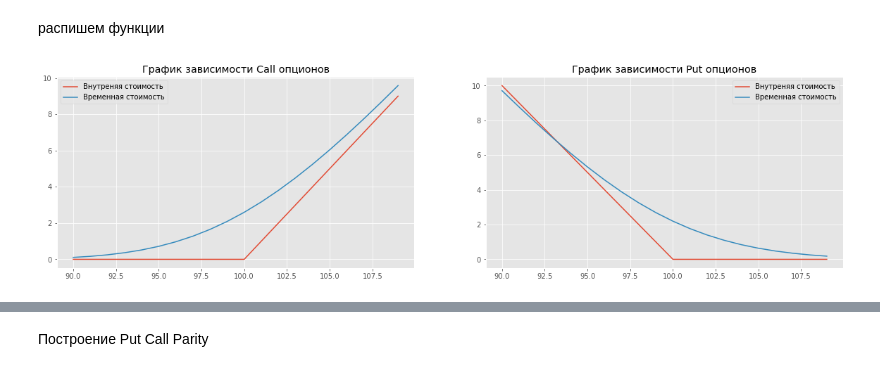
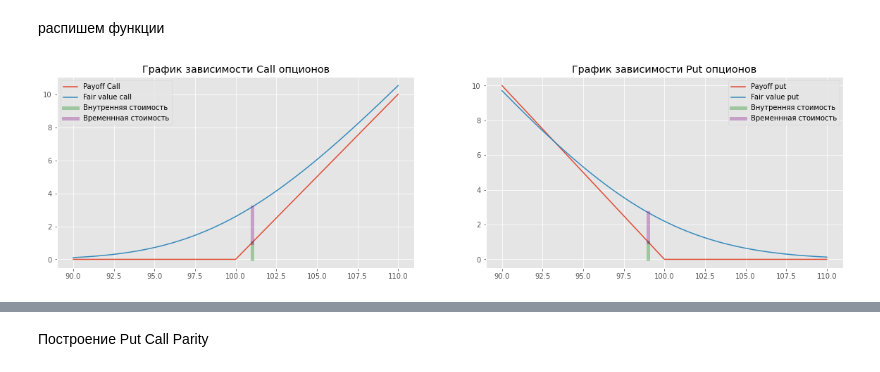
Before and after one commit to CyberCheshir/FinMath, a Jupyter notebook: Лабораторная 2.ipynb, the cells around one changed output, grey strips where cells are left out. Cells and saved outputs as stored; diff of their text form; code cells hidden in the pictures.

```diff
--- a/Лабораторная 2.ipynb
+++ b/Лабораторная 2.ipynb
@@ -143,10 +148,10 @@ import math
 from scipy import stats
 import matplotlib.pyplot as plt
 
-strike_price = 100
-range_value = 10
-r = 0.001
-sigma = 0.03
+STRIKE_PRICE = 100
+RANGE_VALUE = 10
+R = 0.001
+SIGMA = 0.03
 T = 4
 D = 0
 # %%
@@ -192,23 +189,45 @@ def get_fair_value():
+# %%
+# Интервал прорисовки графика
+interval = np.linspace(STRIKE_PRICE-RANGE_VALUE,
+                       STRIKE_PRICE+RANGE_VALUE, num=1000)
+# Payoff
+payoff_call_arr = np.array([payoff_call(s) for s in interval])
+payoff_put_arr = np.array([payoff_put(s) for s in interval])
+# Fair values
+fair_value_put_arr = np.array([fair_value_put(s) for s in interval])
+fair_value_call_arr = np.array([fair_value_call(s) for s in interval])
 # %%
-payoff_call_arr , payoff_put_arr = get_payoff()
-fair_value_call_arr , fair_value_put_arr = get_fair_value()
-
 def draw_graphics():
-
+    global interval
     plt.figure(figsize=(20, 5))
     plt.style.use('ggplot')
-
+    # Call
     plt.subplot(1, 2, 1)
     plt.title('График зависимости Call опционов')
-    plt.plot(np.arange(strike_price - range_value, strike_price + range_value, 1), payoff_call_arr, label='Внутреняя стоимость')
-    plt.plot(np.arange(strike_price - range_value, strike_price + range_value, 1), fair_value_call_arr,label ='Временная стоимость')
+    plt.plot(interval, payoff_call_arr, label='Payoff Call')
+    plt.plot(interval, fair_value_call_arr, label='Fair value call')
+    # временная и внутреняя стоимость
+    point = STRIKE_PRICE + 0.1* RANGE_VALUE
+    plt.plot([point,point],[0,payoff_call(point)],
+    linewidth = 5, color = 'green',alpha=0.3,label = 'Внутренняя стоимость')
+    plt.plot([point,point],[payoff_call(point),fair_value_call(point)],
+    linewidth = 5, color ='purple',alpha=0.3,label = 'Временнная стоимость')
+
+    plt.legend(loc='best')
+    # Put
+    plt.subplot(1, 2, 2)
+    plt.title('График зависимости Put опционов')
+    plt.plot(interval, payoff_put_arr, label='Payoff put')
+    plt.plot(interval, fair_value_put_arr, label='Fair value put')
+    # временная и внутреняя стоимость
+    point = STRIKE_PRICE - 0.1* RANGE_VALUE
+    plt.plot([point,point],[0,payoff_put(point)],
+    linewidth = 5, color = 'green',alpha=0.3,label = 'Внутренняя стоимость')
+    plt.plot([point,point],[payoff_put(point),fair_value_put(point)],
+    linewidth = 5, color ='purple',alpha=0.3,label = 'Временнная стоимость')
     plt.legend(loc='best')
 
-    plt.subplot(1, 2, 2)
-    plt.title('График зависимости Put опционов')
-    plt.plot(np.arange(strike_price - range_value, strike_price + range_value, 1), payoff_put_arr,label='Внутреняя стоимость')
-    plt.plot(np.arange(strike_price - range_value, strike_price + range_value, 1), fair_value_put_arr, label='Временная стоимость')
-    plt.legend(loc='best')
+
 draw_graphics()
 # %% [output]
-[figure, old version]
+[figure, new version]
```
Also changed, not shown: parts of 13 cells of this notebook.
